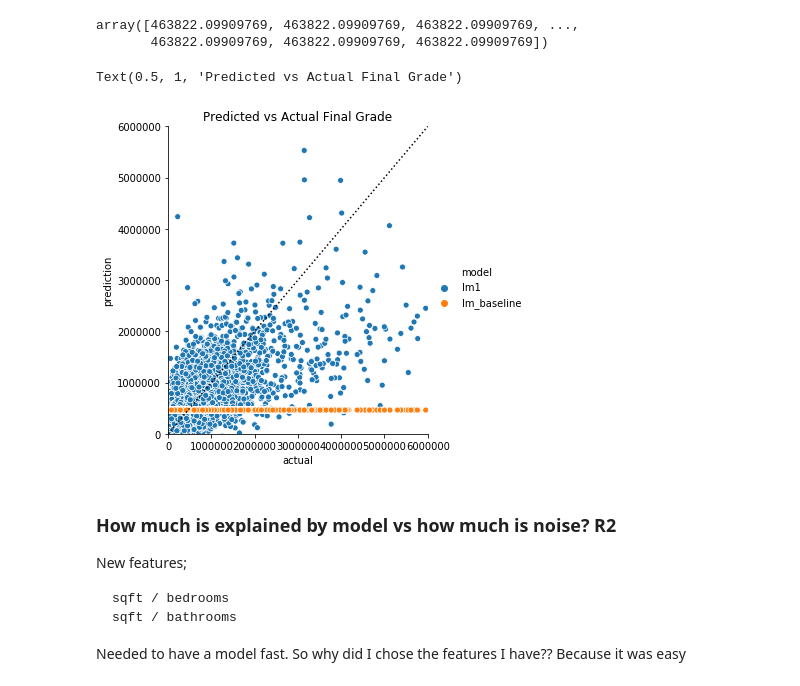
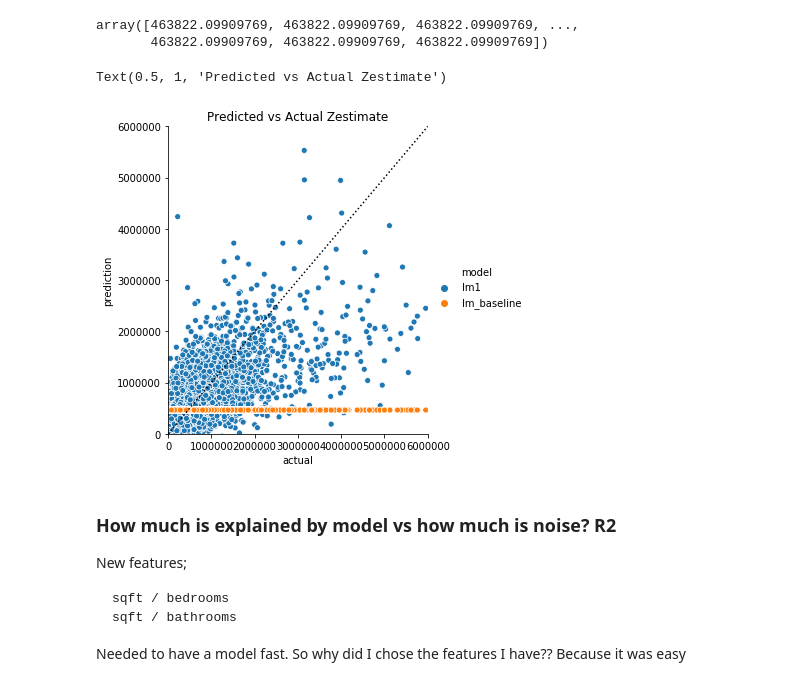
Before and after one commit to Jeff-Hutchins/zillow-project, a Jupyter notebook: zillow_model_1.ipynb, the cells around one changed output. Saved outputs shown, nothing was run; the diff lists cells and outputs as text; code cells hidden in the pictures.

```diff
--- a/zillow_model_1.ipynb
+++ b/zillow_model_1.ipynb
@@ -277,18 +277,18 @@ array([463822.09909769, 463822.09909769, 463822.09909769, ...,
 # %%
 pd.DataFrame({'actual': y_train,
               'lm1': y_pred_lm1.ravel(),
               'lm_baseline': y_pred_baseline.ravel()})\
 .melt(id_vars=['actual'], var_name='model', value_name='prediction')\
 .pipe((sns.relplot, 'data'), x='actual', y='prediction', hue='model')
 min = 0
 max = 6_000_000
 plt.plot([min, max],[min, max], c='black', ls=':')
 plt.ylim(min, max)
 plt.xlim(min, max)
-plt.title('Predicted vs Actual Final Grade')
+plt.title('Predicted vs Actual Zestimate')
 # %% [output]
-Text(0.5, 1, 'Predicted vs Actual Final Grade')
+Text(0.5, 1, 'Predicted vs Actual Zestimate')
-[figure, old version]
+[figure, new version]
 # %% [markdown]
 ### How much is explained by model vs how much is noise?  R2
 New features;
```
Also changed, not shown: parts of 3 cells of this notebook, 2 other files.
